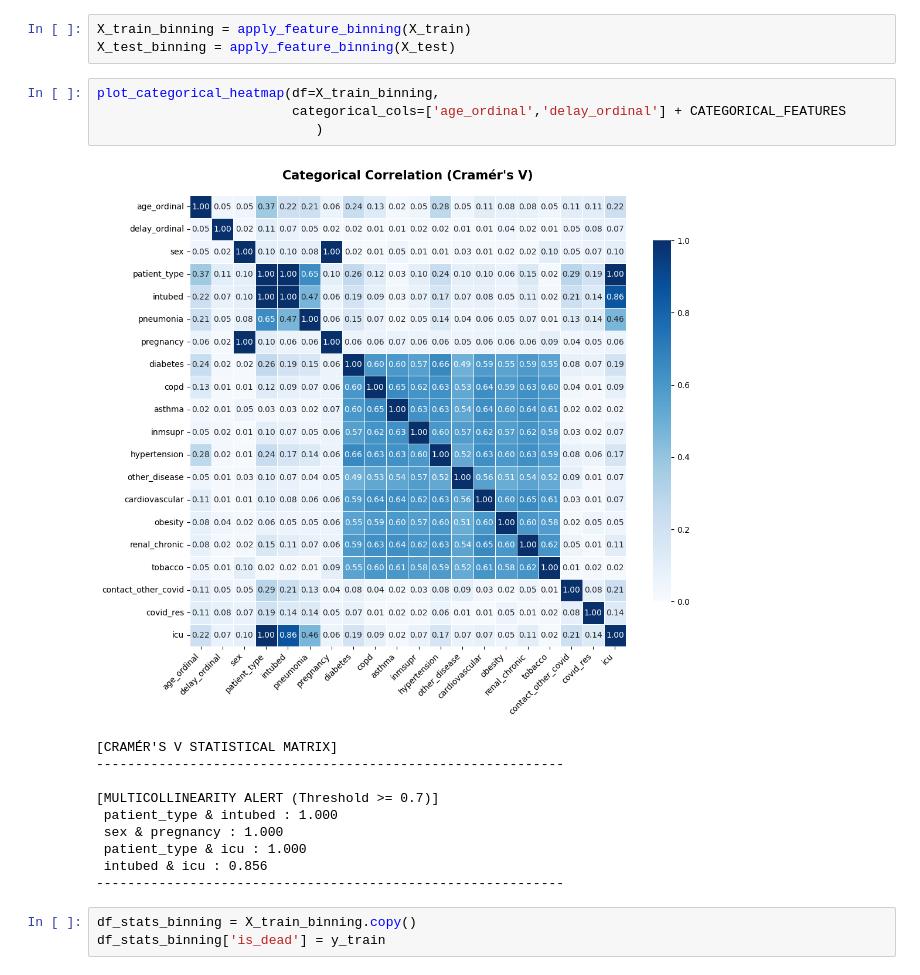
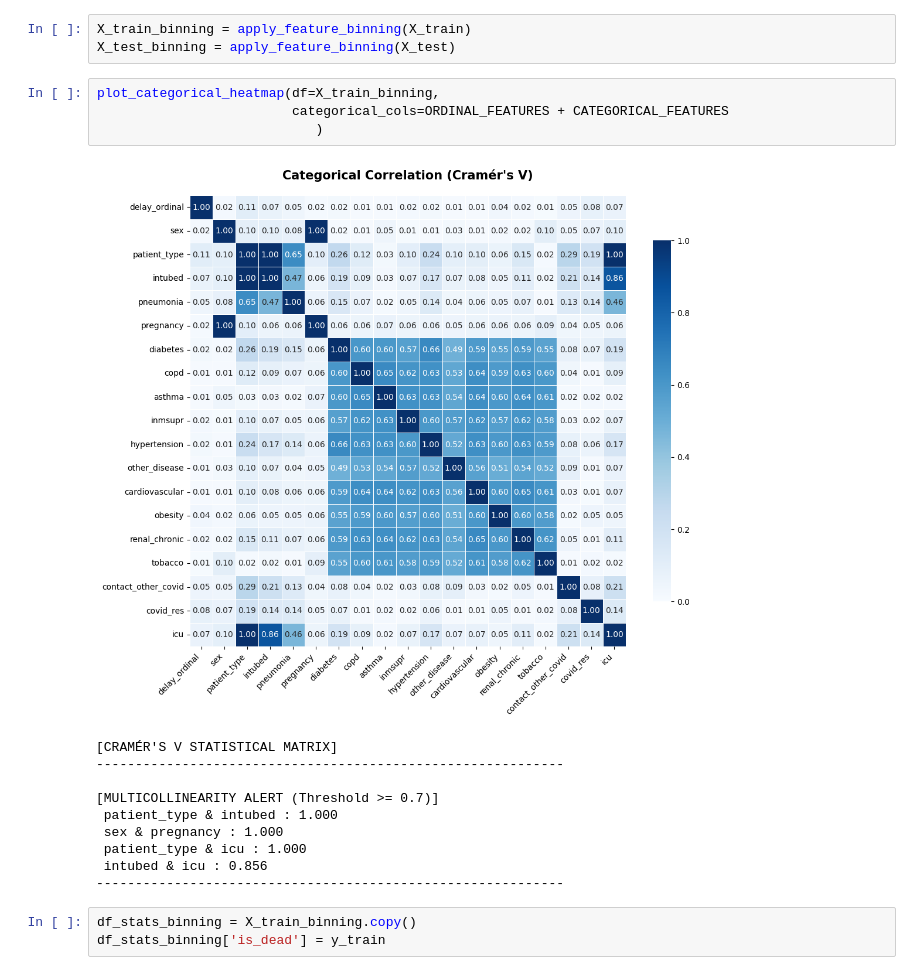
Before and after one commit to thaoly-corner/covid-19-prediction, a Jupyter notebook: main.ipynb, the cells around one changed output. Saved outputs shown, nothing was run; the diff lists cells and outputs as text.

```diff
--- a/main.ipynb
+++ b/main.ipynb
@@ -1213,10 +1213,10 @@ X_train_binning = apply_feature_binning(X_train)
 X_test_binning = apply_feature_binning(X_test)
 # %%
 plot_categorical_heatmap(df=X_train_binning,
-                         categorical_cols=['age_ordinal','delay_ordinal'] + CATEGORICAL_FEATURES
+                         categorical_cols=ORDINAL_FEATURES + CATEGORICAL_FEATURES
                             )
 # %% [output]
-[figure, old version]
+[figure, new version]
 [CRAMÉR'S V STATISTICAL MATRIX]
 ------------------------------------------------------------
 
```
Also changed, not shown: parts of 14 cells of this notebook, 3 other files.
